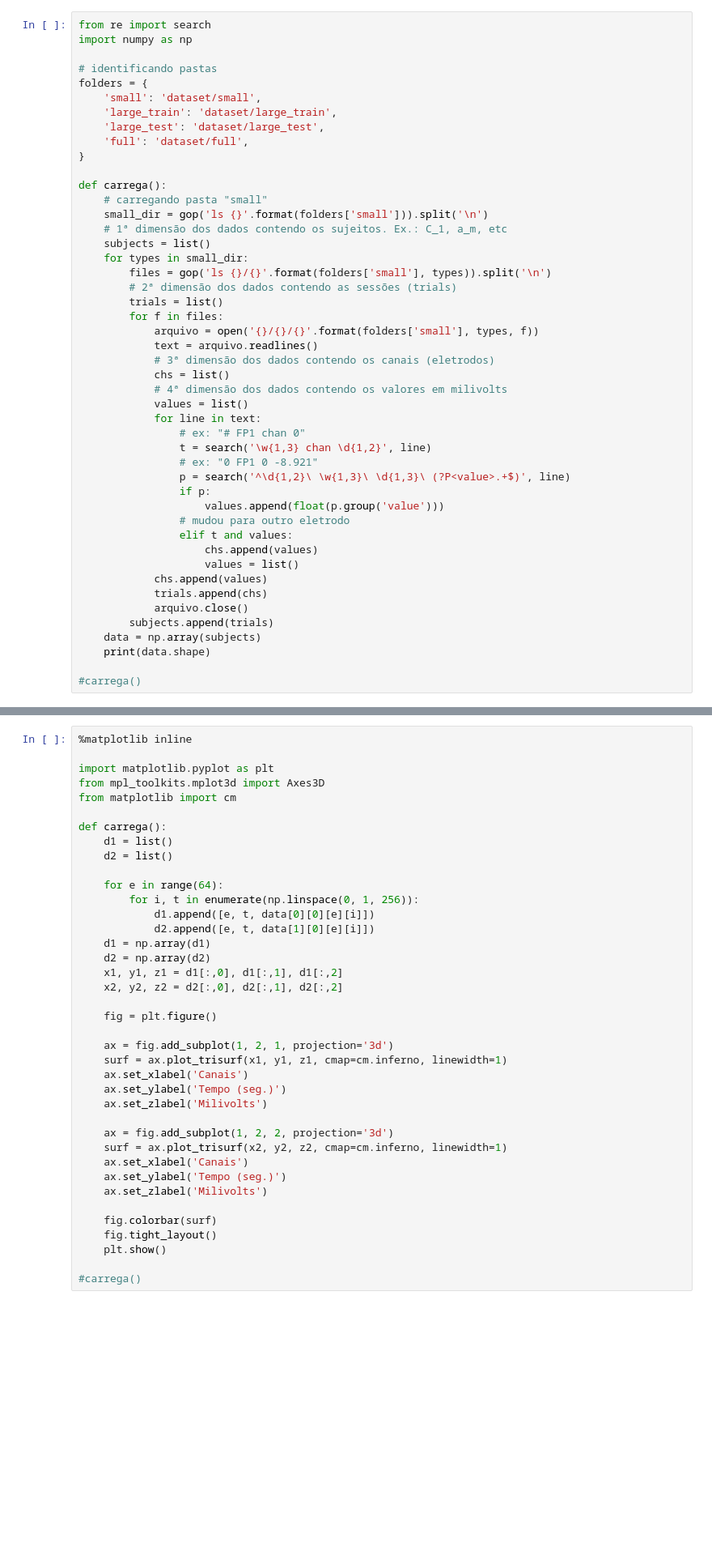
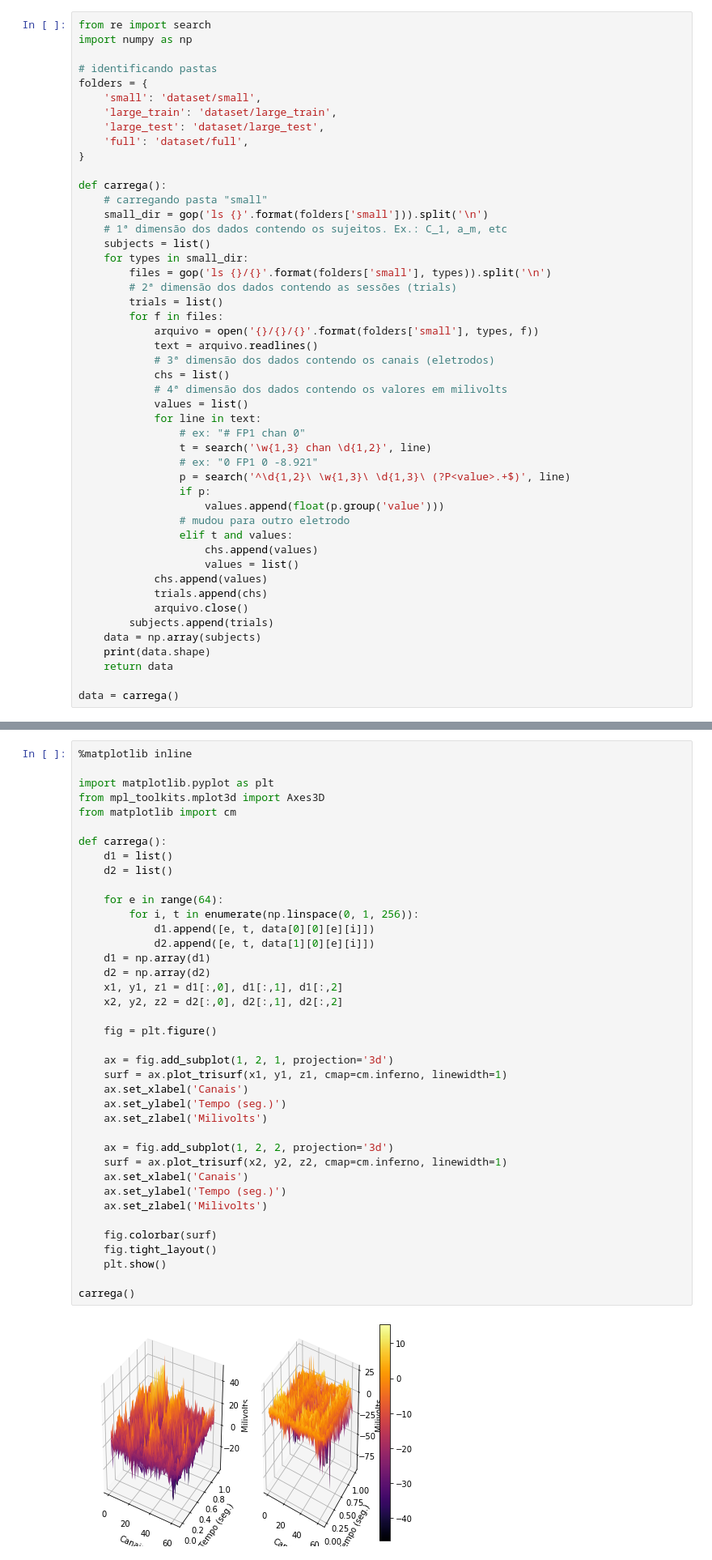
Before and after one commit to DanielVenturini/furry-octo-engine, a Jupyter notebook: psb/projeto1.ipynb, the cells around one changed output, grey strips where cells are left out. Shown: that part at 81% size. Drawn from its saved outputs; the diff is of its cells as text; blank space fills up the shorter version.

```diff
--- a/psb/projeto1.ipynb
+++ b/psb/projeto1.ipynb
@@ -158,5 +170,6 @@ def carrega():
         subjects.append(trials)
     data = np.array(subjects)
     print(data.shape)
+    return data
 
-#carrega()
+data = carrega()
@@ -181,34 +196,36 @@ def carrega():
     d1 = list()
     d2 = list()
 
     for e in range(64):
         for i, t in enumerate(np.linspace(0, 1, 256)):
             d1.append([e, t, data[0][0][e][i]])
             d2.append([e, t, data[1][0][e][i]])
     d1 = np.array(d1)
     d2 = np.array(d2)
     x1, y1, z1 = d1[:,0], d1[:,1], d1[:,2]
     x2, y2, z2 = d2[:,0], d2[:,1], d2[:,2]
 
     fig = plt.figure()
 
     ax = fig.add_subplot(1, 2, 1, projection='3d')
     surf = ax.plot_trisurf(x1, y1, z1, cmap=cm.inferno, linewidth=1)
     ax.set_xlabel('Canais')
     ax.set_ylabel('Tempo (seg.)')
     ax.set_zlabel('Milivolts')
 
     ax = fig.add_subplot(1, 2, 2, projection='3d')
     surf = ax.plot_trisurf(x2, y2, z2, cmap=cm.inferno, linewidth=1)
     ax.set_xlabel('Canais')
     ax.set_ylabel('Tempo (seg.)')
     ax.set_zlabel('Milivolts')
 
     fig.colorbar(surf)
     fig.tight_layout()
     plt.show()
 
-#carrega()
+carrega()
+# %% [output]
+[figure, added]
 # %% [markdown]
 # Preparando ambiente
 
```
Also changed, not shown: parts of 12 cells of this notebook, 5 other files.
